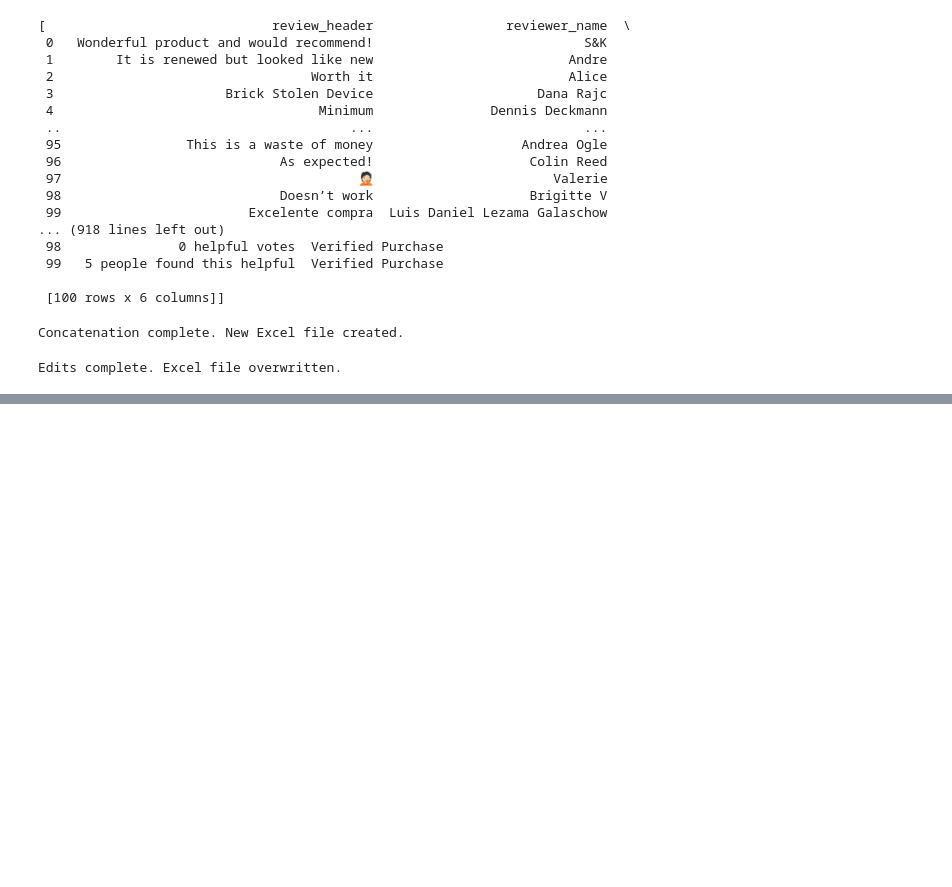
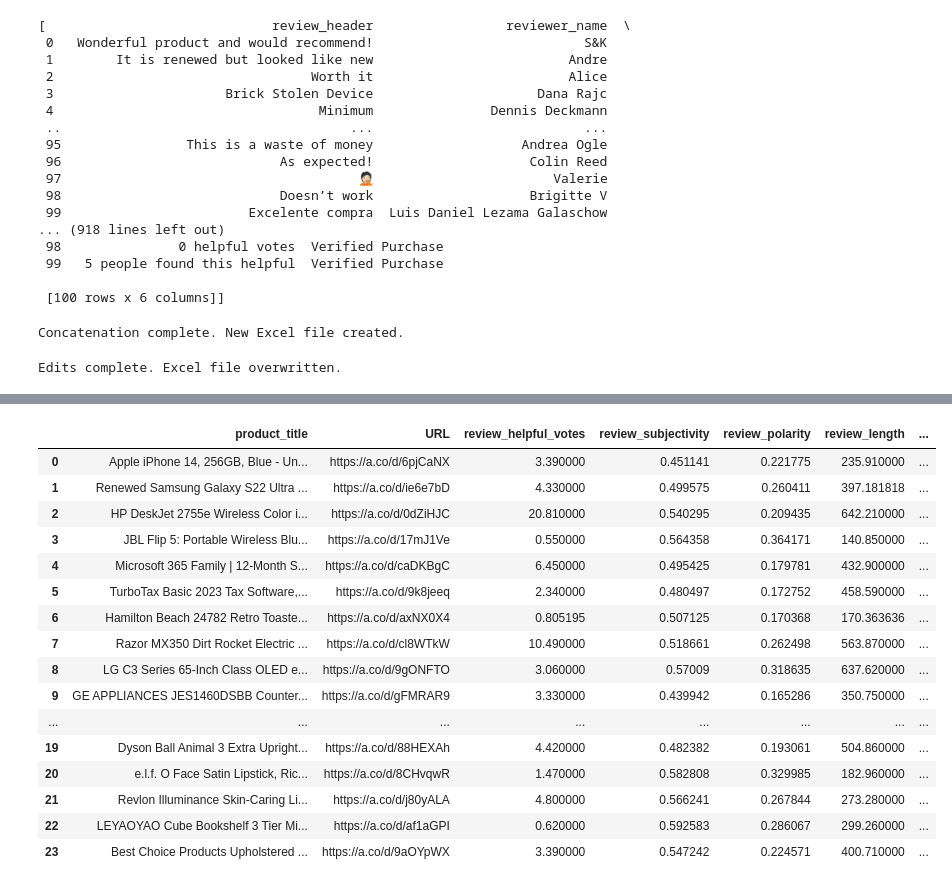
Before and after one commit to aneeshkhole/Perceived-Usefulness-of-online-customer-reviews, a Jupyter notebook: src/Amazon_Review_data_scraping.ipynb, the cells around one changed output, grey strips where cells are left out. Saved outputs shown, nothing was run; the diff lists cells and outputs as text; code cells hidden in the pictures; blank space fills up the shorter version.

```diff
--- a/src/Amazon_Review_data_scraping.ipynb
+++ b/src/Amazon_Review_data_scraping.ipynb
@@ -207,0 +255,4 @@ Edits complete. Excel file overwritten.
+# %%
+products.info()
+products['description_subjectivity'] = products['description_subjectivity'].astype(float)
+products.describe().T
@@ -207,0 +308,32 @@ Edits complete. Excel file overwritten.
+# %%
+x = reviews.groupby('productID',as_index=False).agg({
+    'review_helpful_votes':'mean',
+    'review_subjectivity':'mean',
+    'review_polarity':'mean',
+    'review_length':'mean'
+}
+)
+
+x.merge(right=products,how='left',on='productID')[
+    ['product_title','URL','review_helpful_votes','review_subjectivity',
+     'review_polarity','review_length','description_subjectivity','total_star_rating'
+     ]
+]
+# %% [output]
+|  | product_title | URL | review_helpful_votes | review_subjectivity | review_polarity | review_length | ... |
+| 0 | Apple iPhone 14, 256GB, Blue - Un... | https://a.co/d/6pjCaNX | 3.390000 | 0.451141 | 0.221775 | 235.910000 | ... |
+| 1 | Renewed Samsung Galaxy S22 Ultra ... | https://a.co/d/ie6e7bD | 4.330000 | 0.499575 | 0.260411 | 397.181818 | ... |
+| 2 | HP DeskJet 2755e Wireless Color i... | https://a.co/d/0dZiHJC | 20.810000 | 0.540295 | 0.209435 | 642.210000 | ... |
+| 3 | JBL Flip 5: Portable Wireless Blu... | https://a.co/d/17mJ1Ve | 0.550000 | 0.564358 | 0.364171 | 140.850000 | ... |
+| 4 | Microsoft 365 Family | 12-Month S... | https://a.co/d/caDKBgC | 6.450000 | 0.495425 | 0.179781 | 432.900000 | ... |
+| 5 | TurboTax Basic 2023 Tax Software,... | https://a.co/d/9k8jeeq | 2.340000 | 0.480497 | 0.172752 | 458.590000 | ... |
+| 6 | Hamilton Beach 24782 Retro Toaste... | https://a.co/d/axNX0X4 | 0.805195 | 0.507125 | 0.170368 | 170.363636 | ... |
+| 7 | Razor MX350 Dirt Rocket Electric ... | https://a.co/d/cl8WTkW | 10.490000 | 0.518661 | 0.262498 | 563.870000 | ... |
+| 8 | LG C3 Series 65-Inch Class OLED e... | https://a.co/d/9gONFTO | 3.060000 | 0.57009 | 0.318635 | 637.620000 | ... |
+| 9 | GE APPLIANCES JES1460DSBB Counter... | https://a.co/d/gFMRAR9 | 3.330000 | 0.439942 | 0.165286 | 350.750000 | ... |
+| ... | ... | ... | ... | ... | ... | ... | ... |
+| 19 | Dyson Ball Animal 3 Extra Upright... | https://a.co/d/88HEXAh | 4.420000 | 0.482382 | 0.193061 | 504.860000 | ... |
+| 20 | e.l.f. O Face Satin Lipstick, Ric... | https://a.co/d/8CHvqwR | 1.470000 | 0.582808 | 0.329985 | 182.960000 | ... |
+| 21 | Revlon Illuminance Skin-Caring Li... | https://a.co/d/j80yALA | 4.800000 | 0.566241 | 0.267844 | 273.280000 | ... |
+| 22 | LEYAOYAO Cube Bookshelf 3 Tier Mi... | https://a.co/d/af1aGPI | 0.620000 | 0.592583 | 0.286067 | 299.260000 | ... |
+| 23 | Best Choice Products Upholstered ... | https://a.co/d/9aOYpWX | 3.390000 | 0.547242 | 0.224571 | 400.710000 | ... |
```
Also changed, not shown: parts of 11 cells of this notebook, 2 other files.
